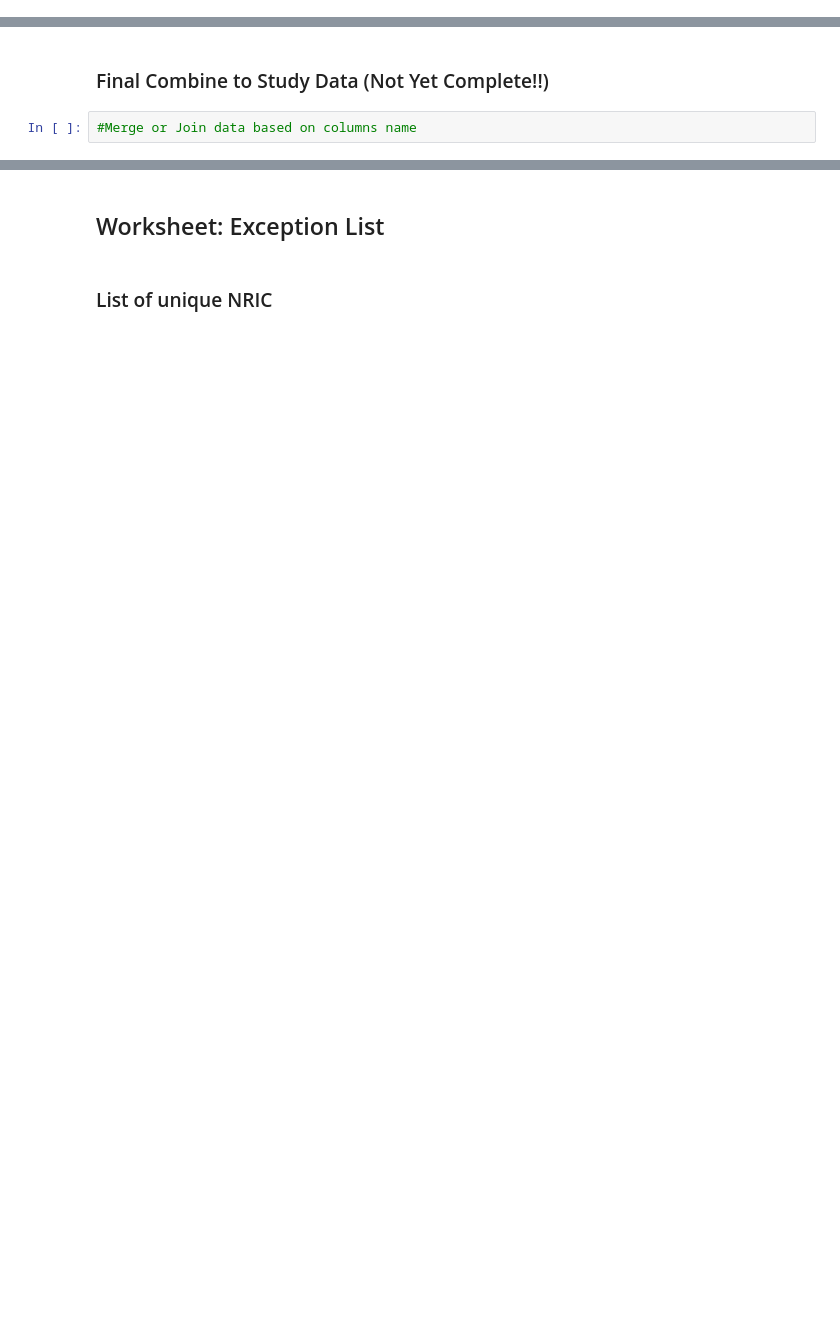
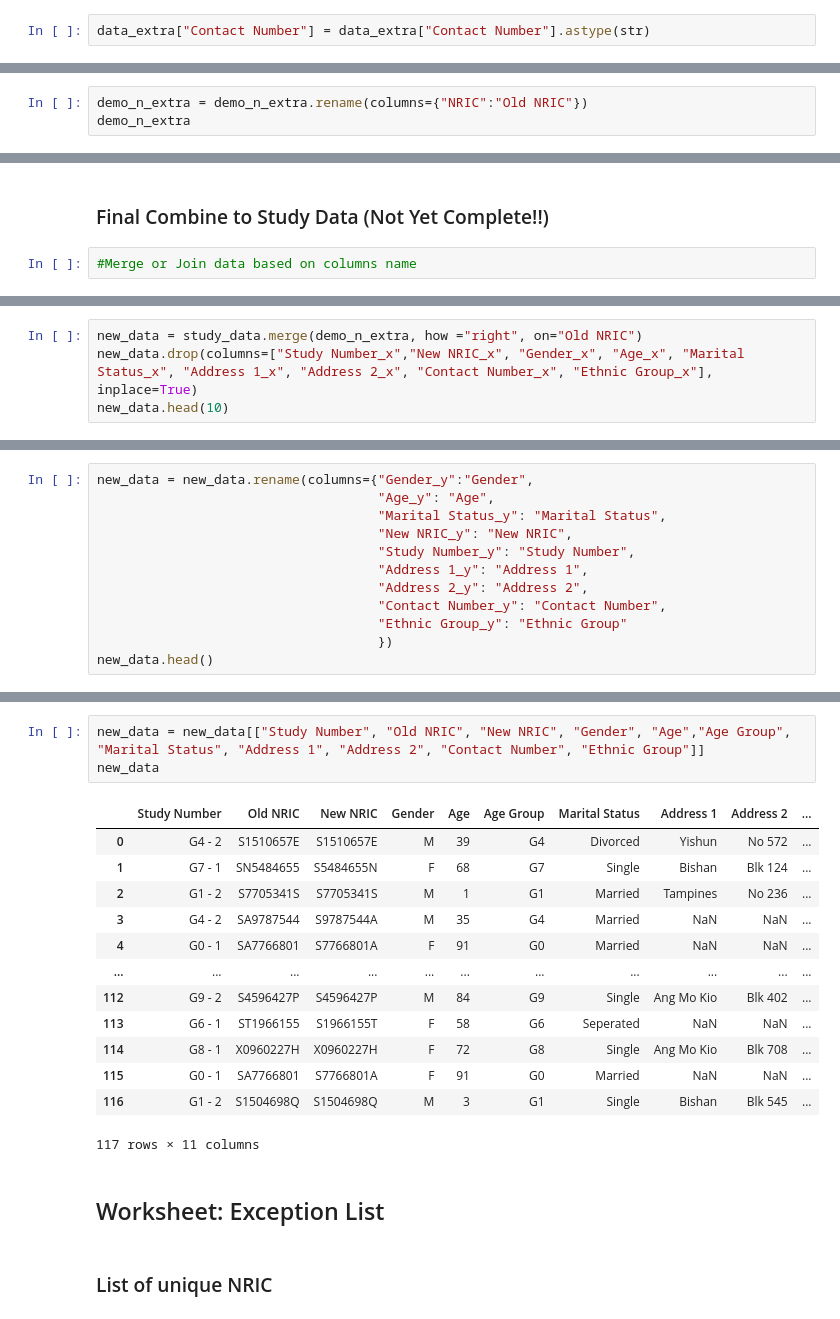
Before and after one commit to Valia88/ihis-technical-assessment-yvonne_gan, a Jupyter notebook: working_file.ipynb, the cells around one changed output, grey strips where cells are left out. Cells and saved outputs as stored; diff of their text form; blank space fills up the shorter version.

```diff
--- a/working_file.ipynb
+++ b/working_file.ipynb
@@ -184,3 +277,5 @@ print(data_extra.shape)
+# %%
+data_extra["Contact Number"] = data_extra["Contact Number"].astype(str)
 # %% [markdown]
 ### Combination of Worksheets for Study Data
 # %%
@@ -196,0 +329,3 @@ demo_n_extra["Ethnic Group"].isna().sum()
+# %%
+demo_n_extra = demo_n_extra.rename(columns={"NRIC":"Old NRIC"})
+demo_n_extra
@@ -204,0 +350,4 @@ new_data.head(10)
+# %%
+new_data = study_data.merge(demo_n_extra, how ="right", on="Old NRIC")
+new_data.drop(columns=["Study Number_x","New NRIC_x", "Gender_x", "Age_x", "Marital Status_x", "Address 1_x", "Address 2_x", "Contact Number_x", "Ethnic Group_x"], inplace=True)
+new_data.head(10)
@@ -206,0 +370,12 @@ new_data.shape
+# %%
+new_data = new_data.rename(columns={"Gender_y":"Gender",
+                                    "Age_y": "Age",
+                                    "Marital Status_y": "Marital Status",
+                                    "New NRIC_y": "New NRIC",
+                                    "Study Number_y": "Study Number",
+                                    "Address 1_y": "Address 1",
+                                    "Address 2_y": "Address 2",
+                                    "Contact Number_y":	"Contact Number",
+                                    "Ethnic Group_y": "Ethnic Group"
+                                    })
+new_data.head()
@@ -207,3 +389,20 @@ new_data.shape
+# %%
+new_data = new_data[["Study Number", "Old NRIC", "New NRIC", "Gender", "Age","Age Group", "Marital Status", "Address 1", "Address 2", "Contact Number", "Ethnic Group"]]
+new_data
+# %% [output]
+|  | Study Number | Old NRIC | New NRIC | Gender | Age | Age Group | Marital Status | Address 1 | Address 2 | ... |
+| 0 | G4 - 2 | S1510657E | S1510657E | M | 39 | G4 | Divorced | Yishun | No 572 | ... |
+| 1 | G7 - 1 | SN5484655 | S5484655N | F | 68 | G7 | Single | Bishan | Blk 124 | ... |
+| 2 | G1 - 2 | S7705341S | S7705341S | M | 1 | G1 | Married | Tampines | No 236 | ... |
+| 3 | G4 - 2 | SA9787544 | S9787544A | M | 35 | G4 | Married | NaN | NaN | ... |
+| 4 | G0 - 1 | SA7766801 | S7766801A | F | 91 | G0 | Married | NaN | NaN | ... |
+| ... | ... | ... | ... | ... | ... | ... | ... | ... | ... | ... |
+| 112 | G9 - 2 | S4596427P | S4596427P | M | 84 | G9 | Single | Ang Mo Kio | Blk 402 | ... |
+| 113 | G6 - 1 | ST1966155 | S1966155T | F | 58 | G6 | Seperated | NaN | NaN | ... |
+| 114 | G8 - 1 | X0960227H | X0960227H | F | 72 | G8 | Single | Ang Mo Kio | Blk 708 | ... |
+| 115 | G0 - 1 | SA7766801 | S7766801A | F | 91 | G0 | Married | NaN | NaN | ... |
+| 116 | G1 - 2 | S1504698Q | S1504698Q | M | 3 | G1 | Single | Bishan | Blk 545 | ... |
+117 rows × 11 columns
 # %% [markdown]
 ## Worksheet: Exception List
 # %% [markdown]
```
Also changed, not shown: parts of 37 cells of this notebook, 2 other files.
